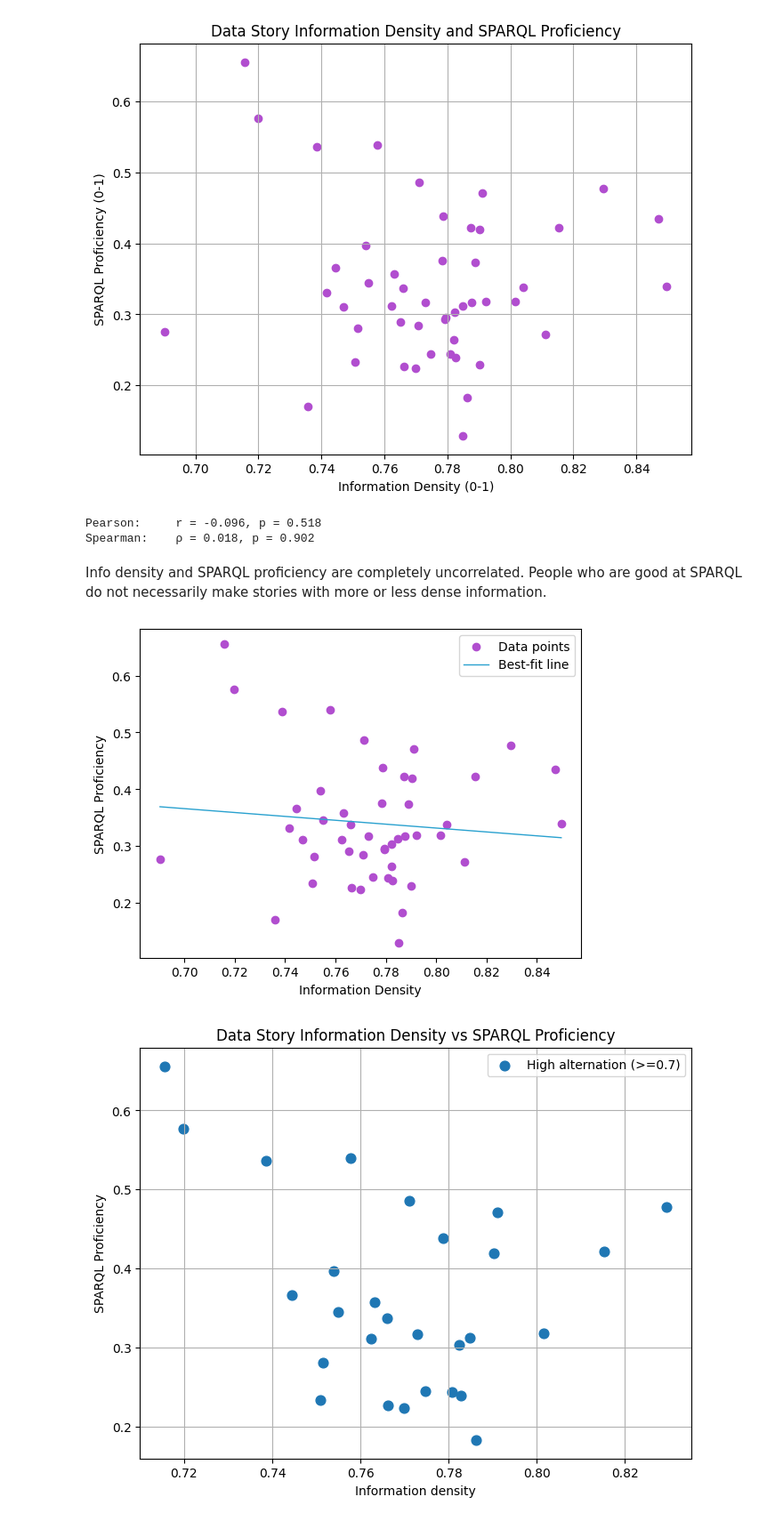
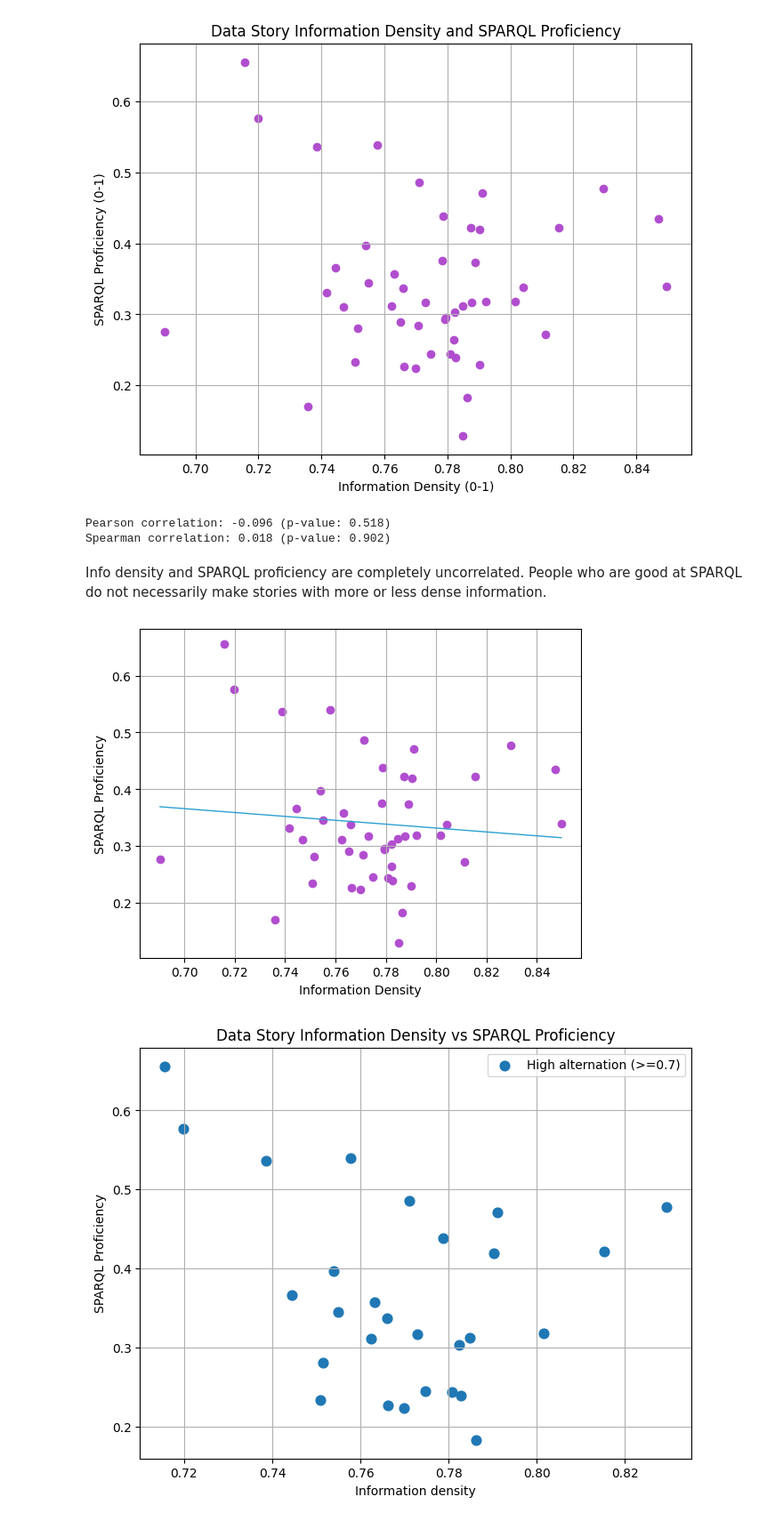
Before and after one commit to mondoboia/datastoryviz-sparql-lab, a Jupyter notebook: info_density.ipynb, the cells around one changed output. Shown: that part at 89% size. Saved outputs shown, nothing was run; the diff lists cells and outputs as text; code cells hidden in the pictures.

Commit message:
info density x alternation

```diff
--- a/info_density.ipynb
+++ b/info_density.ipynb
@@ -159,22 +159,6 @@ plt.show()
 # %% [output]
 [figure]
 # %%
-# # Pearson
-# correlation = df_filtered['information_density'].corr(df_filtered['sparql_proficiency'])
-# print("Pearson correlation coefficient:", correlation)
-
-# # Spearman
-# spearman_corr = df_filtered['information_density'].corr(df_filtered['sparql_proficiency'], method='spearman')
-# print("Spearman correlation coefficient:", spearman_corr)
-
-# Previous:
-# Pearson correlation coefficient: -0.20553425672222056
-# Spearman correlation coefficient: 0.013949575275851236
-
-# Pearson correlation coefficient: -0.10700672627361153
-# Spearman correlation coefficient: -0.004450716456795484
-
-
 from scipy.stats import pearsonr, spearmanr
 
 # Pearson (with p-values)
@@ -183,12 +167,11 @@ pearson_corr, pearson_p = pearsonr(df_filtered['information_density'], df_filter
 # Spearman (with p-values)
 spearman_corr, spearman_p = spearmanr(df_filtered['information_density'], df_filtered['sparql_proficiency'])
 
-# Print all results
-print(f"Pearson:     r = {pearson_corr:.3f}, p = {pearson_p:.3f}")
-print(f"Spearman:    ρ = {spearman_corr:.3f}, p = {spearman_p:.3f}")
+print(f"Pearson correlation: {pearson_corr:.3f} (p-value: {pearson_p:.3f})")
+print(f"Spearman correlation: {spearman_corr:.3f} (p-value: {spearman_p:.3f})")
 # %% [output]
-Pearson:     r = -0.096, p = 0.518
-Spearman:    ρ = 0.018, p = 0.902
+Pearson correlation: -0.096 (p-value: 0.518)
+Spearman correlation: 0.018 (p-value: 0.902)
 # %% [markdown]
 <!-- - No clear relationship — and maybe a slight trend that denser (jargon-heavy?) texts are written by less SPARQL-confident participants.
 - Could mean that some students compensate with verbose or content-dense text when they’re less confident with querying.
@@ -199,27 +182,27 @@ People who are good at SPARQL do not necessarily make stories with more or less
 # %%
 import numpy as np
 
 # Sample data
 x = np.array(df_filtered['information_density'])
 y = np.array(df_filtered['sparql_proficiency'])
 
 # Compute best-fit line (linear regression)
 m, b = np.polyfit(x, y, 1)  # 1st-degree polynomial (y = mx + b)
 
 # Create scatter plot
 plt.scatter(x, y, color='#b14ecf', label="Data points")
 
 # Plot best-fit line
 x_sorted = np.sort(x)
 plt.plot(x_sorted, m*x_sorted + b, color='#29a1cf', linewidth=1, label="Best-fit line")
 
 # Labels and title
 plt.xlabel("Information Density")
 plt.ylabel("SPARQL Proficiency")
-plt.legend()
+plt.grid(True)
 plt.show()
 # %% [output]
-[figure, old version]
+[figure, new version]
 # %%
 # Create a boolean mask: True if alternation_score > 0.7, else False
 high_alternation = df_filtered['alternation_score'] >= 0.7
```
Also changed, not shown: parts of 3 cells of this notebook.
